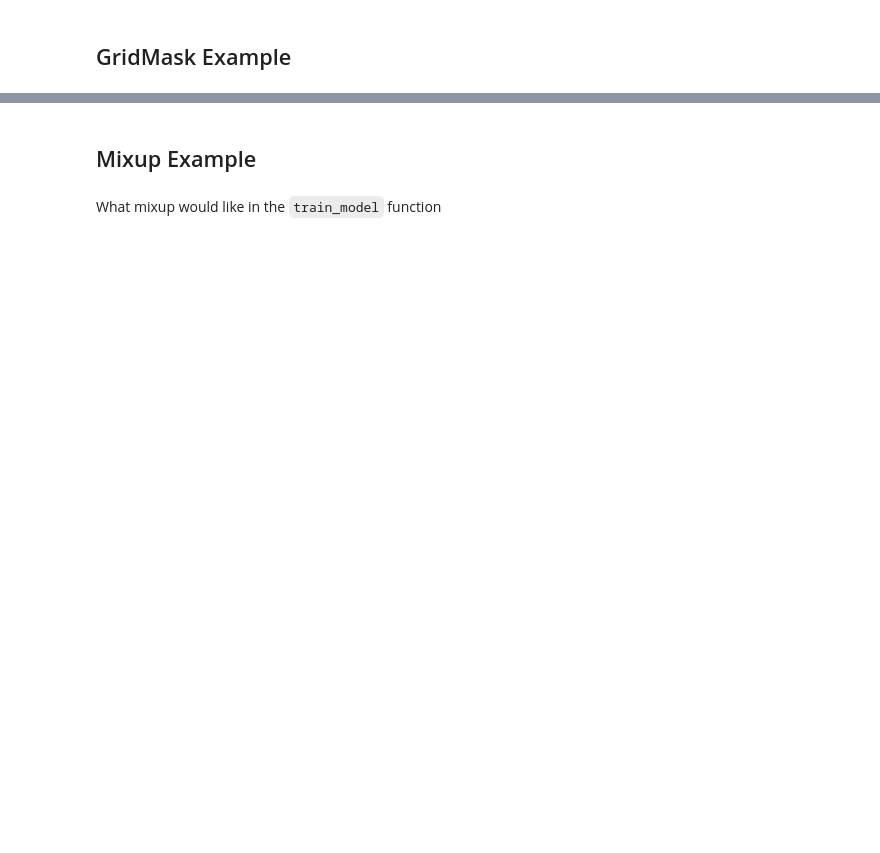
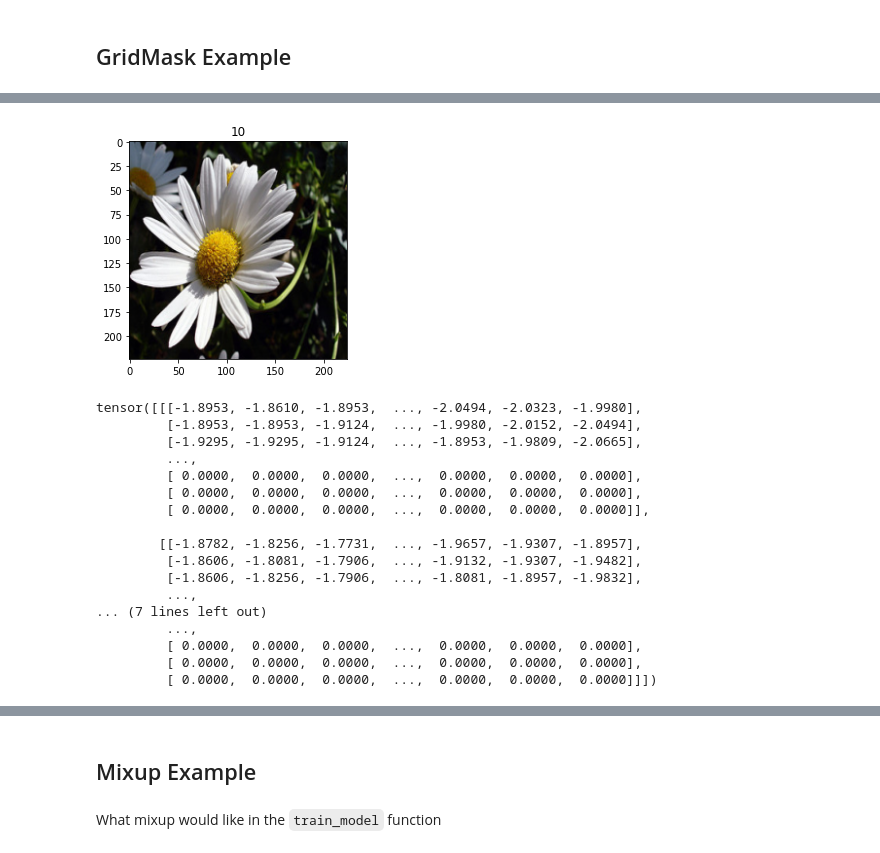
Before and after one commit to IvanSunjg/Advanced-Vision, a Jupyter notebook: colab/augmentation-examples/examples.ipynb, the cells around one changed output, grey strips where cells are left out. Saved outputs shown, nothing was run; the diff lists cells and outputs as text; code cells hidden in the pictures; blank space fills up the shorter version.

```diff
--- a/colab/augmentation-examples/examples.ipynb
+++ b/colab/augmentation-examples/examples.ipynb
@@ -187,0 +232,24 @@ for inputs, labels in dataloaders['train']:
+# %%
+
+imgg = inputs[0]
+mixed, miximg, images0,images1,images2 = augmentations.augmix(imgg)
+imshow(imgg, "10")
+# %% [output]
+[figure, added]
+tensor([[[-1.8953, -1.8610, -1.8953,  ..., -2.0494, -2.0323, -1.9980],
+         [-1.8953, -1.8953, -1.9124,  ..., -1.9980, -2.0152, -2.0494],
+         [-1.9295, -1.9295, -1.9124,  ..., -1.8953, -1.9809, -2.0665],
+         ...,
+         [ 0.0000,  0.0000,  0.0000,  ...,  0.0000,  0.0000,  0.0000],
+         [ 0.0000,  0.0000,  0.0000,  ...,  0.0000,  0.0000,  0.0000],
+         [ 0.0000,  0.0000,  0.0000,  ...,  0.0000,  0.0000,  0.0000]],
+
+        [[-1.8782, -1.8256, -1.7731,  ..., -1.9657, -1.9307, -1.8957],
+         [-1.8606, -1.8081, -1.7906,  ..., -1.9132, -1.9307, -1.9482],
+         [-1.8606, -1.8256, -1.7906,  ..., -1.8081, -1.8957, -1.9832],
+         ...,
+... (7 lines left out)
+         ...,
+         [ 0.0000,  0.0000,  0.0000,  ...,  0.0000,  0.0000,  0.0000],
+         [ 0.0000,  0.0000,  0.0000,  ...,  0.0000,  0.0000,  0.0000],
+         [ 0.0000,  0.0000,  0.0000,  ...,  0.0000,  0.0000,  0.0000]]])
```
Also changed, not shown: parts of 6 cells of this notebook, 1 other file.
